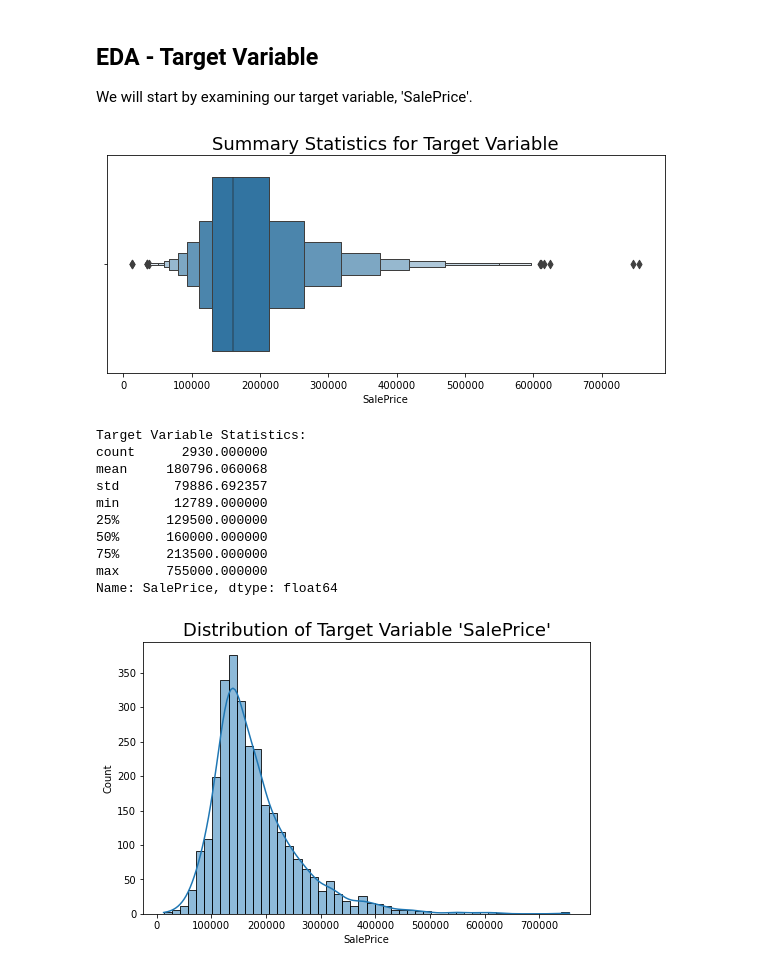
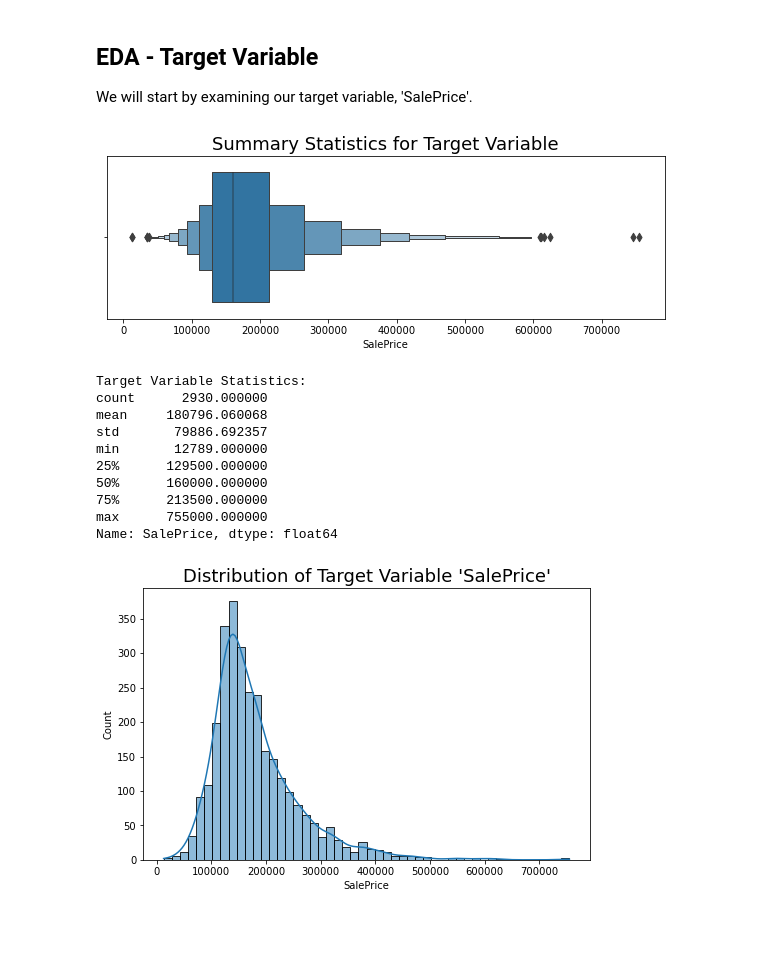
Before and after one commit to RekaCodes/real-estate-prediction, a Jupyter notebook: RE_price_predictions.ipynb, the cells around one changed output. Saved outputs shown, nothing was run; the diff lists cells and outputs as text; code cells hidden in the pictures; blank space fills up the shorter version.

```diff
--- a/RE_price_predictions.ipynb
+++ b/RE_price_predictions.ipynb
@@ -95,17 +95,17 @@ No. non-numeric features: 43
 ## EDA - Target Variable
 We will start by examining our target variable, 'SalePrice'.
 # %%
-plt.figure(figsize=(10,4))
+plt.figure(figsize=(10,3))
 sns.boxenplot(df['SalePrice'])
 plt.title("Summary Statistics for Target Variable", fontsize=18)
 plt.show()
 
 print(f"""
 Target Variable Statistics:
 {df['SalePrice'].describe()}
 """)
 # %% [output]
-[figure, old version]
+[figure, new version]
 Target Variable Statistics:
 count      2930.000000
 mean     180796.060068
```
Also changed, not shown: parts of 54 cells of this notebook.
